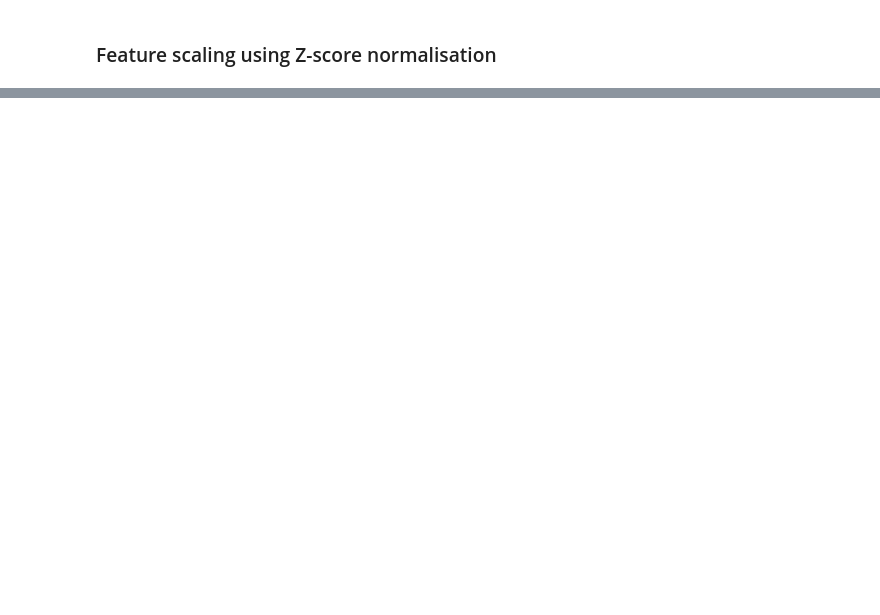
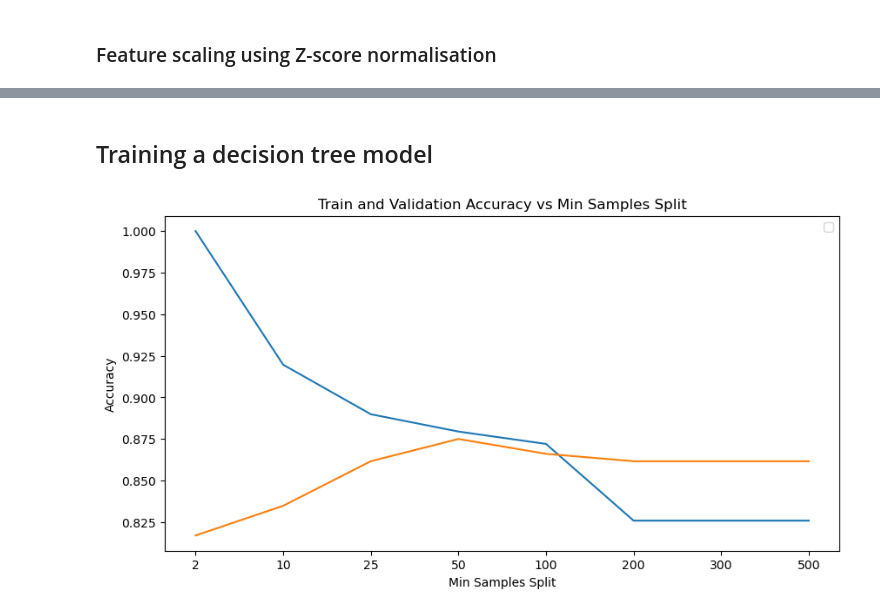
Before and after one commit to ryansoh-42/interpretable-ML-T2DM, a Jupyter notebook: notebooks/04_model_training.ipynb, the cells around one changed output, grey strips where cells are left out. Drawn from its saved outputs; the diff is of its cells as text; code cells hidden in the pictures; blank space fills up the shorter version.

Commit message:
Decision Tree
dataset imbalanced, need to refine method

```diff
--- a/notebooks/04_model_training.ipynb
+++ b/notebooks/04_model_training.ipynb
@@ -12,14 +14,14 @@ The dataset will be split into three parts:
 - 20% cross validation set - to evaluate the different model configurations
 - 20% test set - to give a fair estimate of the chosen model's performance against new examples
 # %%
-x = df[["bmi", "high_blood_pressure", "age", "hba1c_percentage", "fpg_mmol_L", "hdl_mmol_L", "lifetime_100_cigs_smoked", "current_smoking_freq_every_day", "current_smoking_freq_none", "current_smoking_freq_some_days"]]
-y = df[["diabetes_no", "diabetes_borderline", "diabetes_yes"]]
+x = df[["bmi", "high_blood_pressure", "age", "hba1c_percentage", "fpg_mmol_L", "hdl_mmol_L", "lifetime_100_cigs_smoked", "current_smoking_freq"]]
+y = df[["diabetes"]]
 # %%
 from sklearn.model_selection import train_test_split
 
-x_train, x_, y_train, y_ = train_test_split(x, y, test_size=0.4, random_state=42)
+x_train, x_, y_train, y_ = train_test_split(x, y, test_size=0.4, random_state=42, stratify=y)
 
-x_cv, x_test, y_cv, y_test = train_test_split(x_, y_, test_size=0.5, random_state=42)
+x_cv, x_test, y_cv, y_test = train_test_split(x_, y_, test_size=0.5, random_state=42, stratify=y_)
 
 del x_, y_
 
@@ -60,4 +62,47 @@ vars_to_scale = ["bmi", "age", "hba1c_percentage", "fpg_mmol_L", "hdl_mmol_L"]
 scaler = StandardScaler()
 
 x_train_scaled = scaler.fit_transform(x_train[vars_to_scale])
-x_test_scaled = scaler.transform(x_test[vars_to_scale])
+
+x_cv = scaler.transform(x_cv[vars_to_scale])
+x_test = scaler.transform(x_test[vars_to_scale])
+# %% [markdown]
+## Training a decision tree model
+# %%
+# Create a list of hyperparameters to observe their effects on model performance
+
+min_samples_split_list = [2, 10, 25, 50, 100, 200, 300, 500]
+max_depth_list = [1, 2, 4, 8, 16, 32, 64, None]
+RANDOM_STATE = 42
+# %%
+from sklearn.tree import DecisionTreeClassifier
+from sklearn.metrics import accuracy_score
+
+accuracy_list_train = []
+accuracy_list_cv = []
+
+for min_samples_split in min_samples_split_list:
+    model = DecisionTreeClassifier(criterion="entropy",
+                                    min_samples_split=min_samples_split,
+                                    random_state=RANDOM_STATE).fit(x_train_scaled, y_train)
+
+    # Predict on training and cross-validation sets
+    pred_train = model.predict(x_train_scaled)
+    pred_cv = model.predict(x_cv)
+
+    accuracy_train = accuracy_score(y_train, pred_train)
+    accuracy_cv = accuracy_score(y_cv, pred_cv)
+
+    accuracy_list_train.append(accuracy_train)
+    accuracy_list_cv.append(accuracy_cv)
+
+plt.figure(figsize=(10, 5))
+plt.title("Train and Validation Accuracy vs Min Samples Split")
+plt.xlabel("Min Samples Split")
+plt.ylabel("Accuracy")
+plt.legend(["Train", "Validation"])
+plt.xticks(ticks=range(len(min_samples_split_list)), labels=min_samples_split_list)
+plt.plot(accuracy_list_train)
+plt.plot(accuracy_list_cv)
+plt.show()
+# %% [output]
+[figure, added]
```
Also changed, not shown: parts of 12 cells of this notebook, 3 other files.
